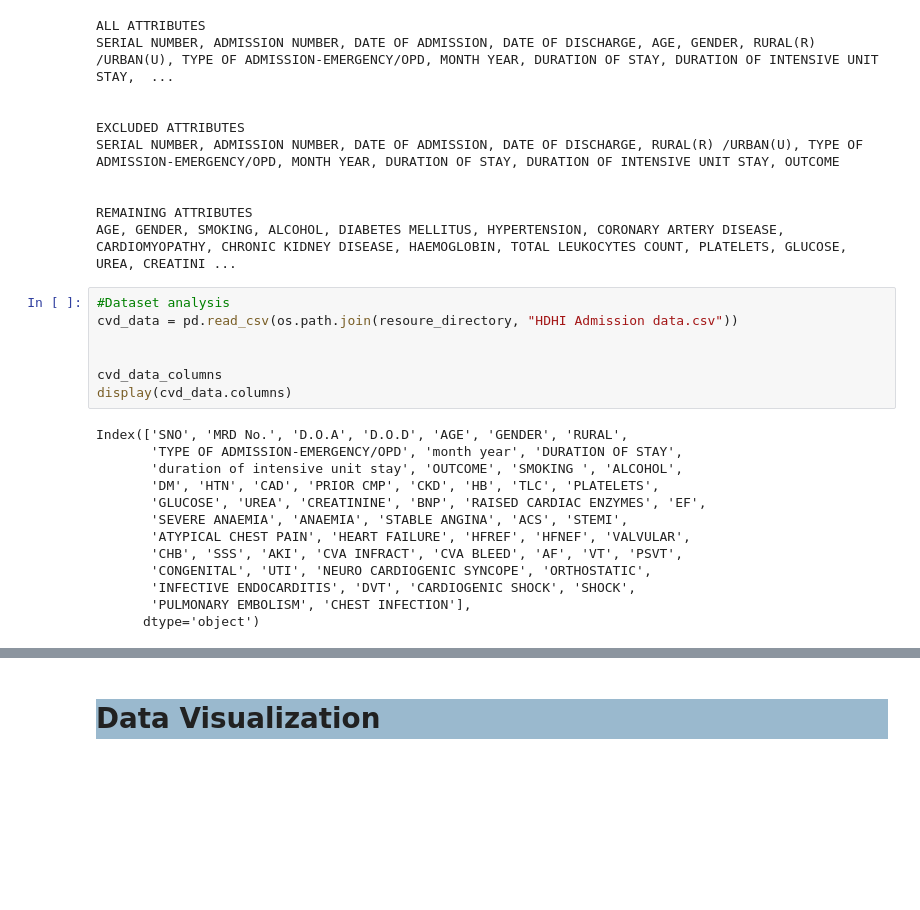
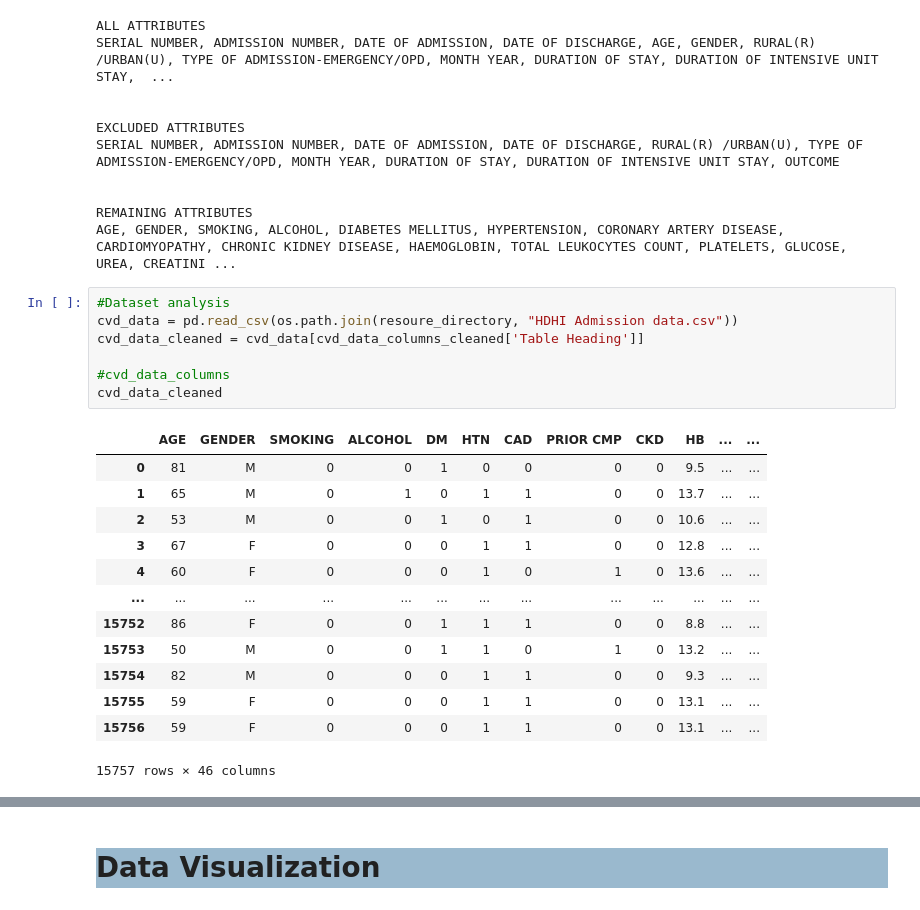
Before and after one commit to jeannamatthews-classes/group-project-cardiovascular-disease-predictor, a Jupyter notebook: CardiovascularDiseasePredictorBackend/src/model/CardiovascularDiseasePredictorModel.ipynb, the cells around one changed output, grey strips where cells are left out. Drawn from its saved outputs; the diff is of its cells as text; blank space fills up the shorter version.

```diff
--- a/CardiovascularDiseasePredictorBackend/src/model/CardiovascularDiseasePredictorModel.ipynb
+++ b/CardiovascularDiseasePredictorBackend/src/model/CardiovascularDiseasePredictorModel.ipynb
@@ -99,20 +111,21 @@ AGE, GENDER, SMOKING, ALCOHOL, DIABETES MELLITUS, HYPERTENSION, CORONARY ARTERY
 # %%
 #Dataset analysis
 cvd_data = pd.read_csv(os.path.join(resoure_directory, "HDHI Admission data.csv"))
+cvd_data_cleaned = cvd_data[cvd_data_columns_cleaned['Table Heading']]
 
-
-cvd_data_columns
-display(cvd_data.columns)
+#cvd_data_columns
+cvd_data_cleaned
 # %% [output]
+|  | AGE | GENDER | SMOKING | ALCOHOL | DM | HTN | CAD | PRIOR CMP | CKD | HB | ... | ... |
+| 0 | 81 | M | 0 | 0 | 1 | 0 | 0 | 0 | 0 | 9.5 | ... | ... |
+| 1 | 65 | M | 0 | 1 | 0 | 1 | 1 | 0 | 0 | 13.7 | ... | ... |
+| 2 | 53 | M | 0 | 0 | 1 | 0 | 1 | 0 | 0 | 10.6 | ... | ... |
+| 3 | 67 | F | 0 | 0 | 0 | 1 | 1 | 0 | 0 | 12.8 | ... | ... |
+| 4 | 60 | F | 0 | 0 | 0 | 1 | 0 | 1 | 0 | 13.6 | ... | ... |
+| ... | ... | ... | ... | ... | ... | ... | ... | ... | ... | ... | ... | ... |
+| 15752 | 86 | F | 0 | 0 | 1 | 1 | 1 | 0 | 0 | 8.8 | ... | ... |
+| 15753 | 50 | M | 0 | 0 | 1 | 1 | 0 | 1 | 0 | 13.2 | ... | ... |
+| 15754 | 82 | M | 0 | 0 | 0 | 1 | 1 | 0 | 0 | 9.3 | ... | ... |
+| 15755 | 59 | F | 0 | 0 | 0 | 1 | 1 | 0 | 0 | 13.1 | ... | ... |
+| 15756 | 59 | F | 0 | 0 | 0 | 1 | 1 | 0 | 0 | 13.1 | ... | ... |
-Index(['SNO', 'MRD No.', 'D.O.A', 'D.O.D', 'AGE', 'GENDER', 'RURAL',
-       'TYPE OF ADMISSION-EMERGENCY/OPD', 'month year', 'DURATION OF STAY',
-       'duration of intensive unit stay', 'OUTCOME', 'SMOKING ', 'ALCOHOL',
-       'DM', 'HTN', 'CAD', 'PRIOR CMP', 'CKD', 'HB', 'TLC', 'PLATELETS',
-       'GLUCOSE', 'UREA', 'CREATININE', 'BNP', 'RAISED CARDIAC ENZYMES', 'EF',
-       'SEVERE ANAEMIA', 'ANAEMIA', 'STABLE ANGINA', 'ACS', 'STEMI',
-       'ATYPICAL CHEST PAIN', 'HEART FAILURE', 'HFREF', 'HFNEF', 'VALVULAR',
-       'CHB', 'SSS', 'AKI', 'CVA INFRACT', 'CVA BLEED', 'AF', 'VT', 'PSVT',
-       'CONGENITAL', 'UTI', 'NEURO CARDIOGENIC SYNCOPE', 'ORTHOSTATIC',
-       'INFECTIVE ENDOCARDITIS', 'DVT', 'CARDIOGENIC SHOCK', 'SHOCK',
-       'PULMONARY EMBOLISM', 'CHEST INFECTION'],
-      dtype='object')
+15757 rows × 46 columns
```
Also changed, not shown: parts of 16 cells of this notebook, 1 other file.
